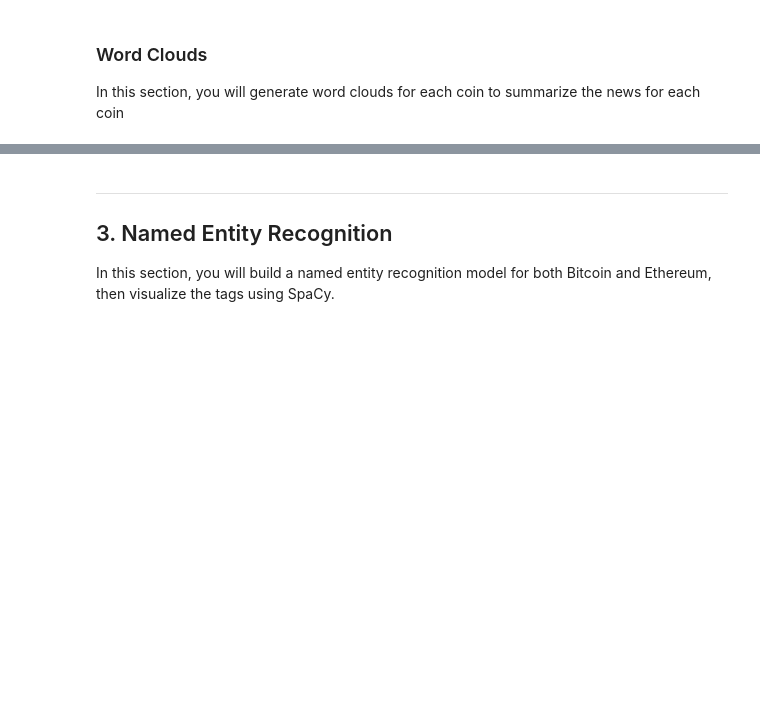
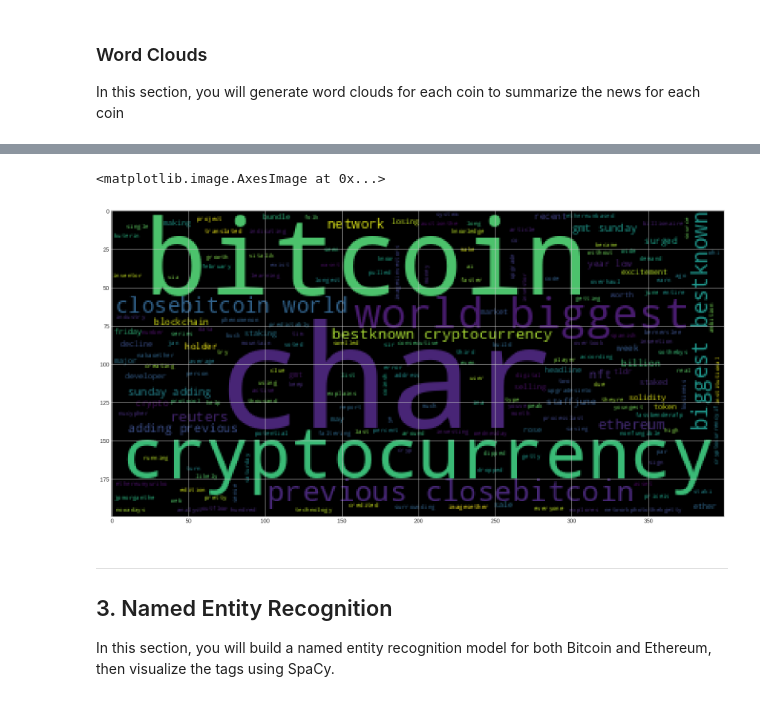
Before and after one commit to jdfwsp/tales_from_the_crypto, a Jupyter notebook: Code/crypto_sentiment.ipynb, the cells around one changed output, grey strips where cells are left out. Drawn from its saved outputs; the diff is of its cells as text; code cells hidden in the pictures; blank space fills up the shorter version.

```diff
--- a/Code/crypto_sentiment.ipynb
+++ b/Code/crypto_sentiment.ipynb
@@ -256,3 +271,8 @@ from nltk import ngrams
 # %%
 # Generate the Ethereum N-grams where N=2
 # YOUR CODE HERE!
+eth_tokens = []
+[eth_tokens.append(eth_tokenized['Tokens'][x]) for x in range(len(eth_tokenized))]
+eth_tokens = [item for sublist in eth_tokens for item in sublist]
+eth_ngrams = Counter(ngrams(eth_tokens, n = 2))
+eth_ngrams
@@ -285,6 +353,12 @@ mpl.rcParams['figure.figsize'] = [20.0, 10.0]
 # %%
 # Generate the Ethereum word cloud
 # YOUR CODE HERE!
+big_string = ' '.join(eth_tokens)
+wc = WordCloud().generate(big_string)
+plt.imshow(wc)
+# %% [output]
+<matplotlib.image.AxesImage at 0x...>
+[figure, added]
 # %% [markdown]
 ---
 ## 3. Named Entity Recognition
```
Also changed, not shown: parts of 7 cells of this notebook.
